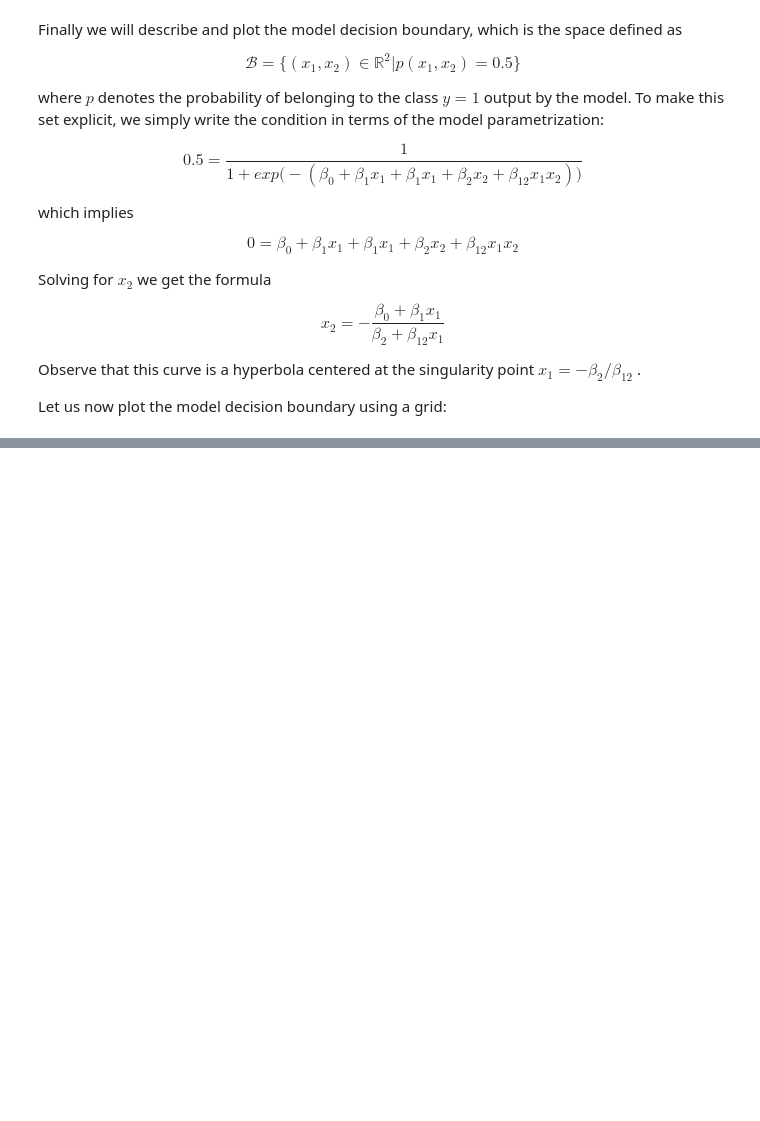
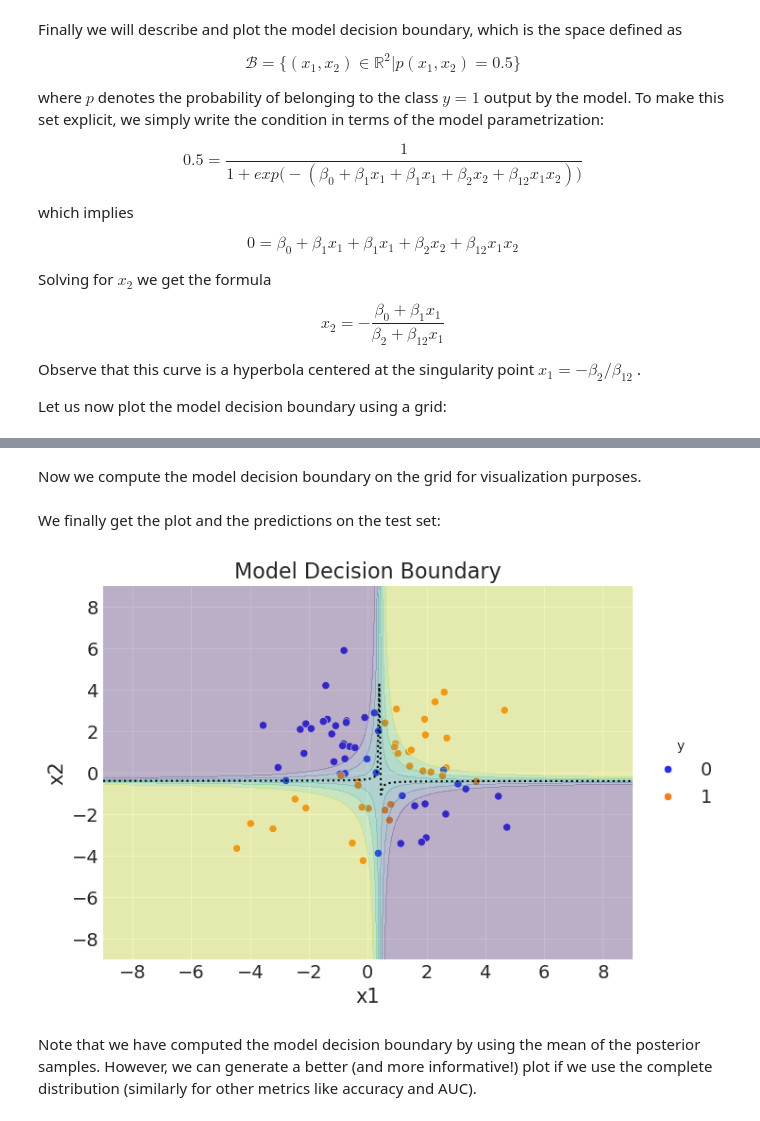
Before and after one commit to Tremendous1192/PyMC-Leraning, a Jupyter notebook: examples/04 Generalized Linear Models/03 Out-Of-Sample Predictions.ipynb, the cells around one changed output, grey strips where cells are left out. Saved outputs shown, nothing was run; the diff lists cells and outputs as text; code cells hidden in the pictures; blank space fills up the shorter version.

Commit message:
04 03 Out-Of-Sample Predictions

```diff
--- a/examples/04 Generalized Linear Models/03 Out-Of-Sample Predictions.ipynb
+++ b/examples/04 Generalized Linear Models/03 Out-Of-Sample Predictions.ipynb
@@ -191,0 +241,41 @@ with model:
+# %%
+# grid of predictions
+grid_df = pd.DataFrame(x_grid, columns=["x1", "x2"])
+grid_df["p"] = ppc_grid.posterior_predictive.p.mean(dim=["chain", "draw"])
+p_grid = grid_df.pivot(index="x2", columns="x1", values="p").to_numpy()
+# %% [markdown]
+Now we compute the model decision boundary on the grid for visualization purposes.
+# %%
+def calc_decision_boundary(idata, x1_grid):
+    # posterior mean of coefficients
+    intercept = idata.posterior["b"].sel(coeffs="Intercept").mean().data
+    b1 = idata.posterior["b"].sel(coeffs="x1").mean().data
+    b2 = idata.posterior["b"].sel(coeffs="x2").mean().data
+    b1b2 = idata.posterior["b"].sel(coeffs="x1:x2").mean().data
+    # decision boundary equation
+    return -(intercept + b1 * x1_grid) / (b2 + b1b2 * x1_grid)
+# %% [markdown]
+We finally get the plot and the predictions on the test set:
+# %%
+fig, ax = plt.subplots()
+
+# data
+sns.scatterplot(
+    x=x_test[:, 1].flatten(),
+    y=x_test[:, 2].flatten(),
+    hue=y_test,
+    ax=ax,
+)
+
+# decision boundary
+ax.plot(x1_grid, calc_decision_boundary(idata, x1_grid), color="black", linestyle=":")
+
+# grid of predictions
+ax.contourf(x1_grid, x2_grid, p_grid, alpha=0.3)
+
+ax.legend(title="y", loc="center left", bbox_to_anchor=(1, 0.5))
+ax.set(title="Model Decision Boundary", xlim=(-9, 9), ylim=(-9, 9), xlabel="x1", ylabel="x2");
+# %% [output]
+[figure, added]
+# %% [markdown]
+Note that we have computed the model decision boundary by using the mean of the posterior samples. However, we can generate a better (and more informative!) plot if we use the complete distribution (similarly for other metrics like accuracy and AUC).
```
Also changed, not shown: parts of 18 cells of this notebook.
